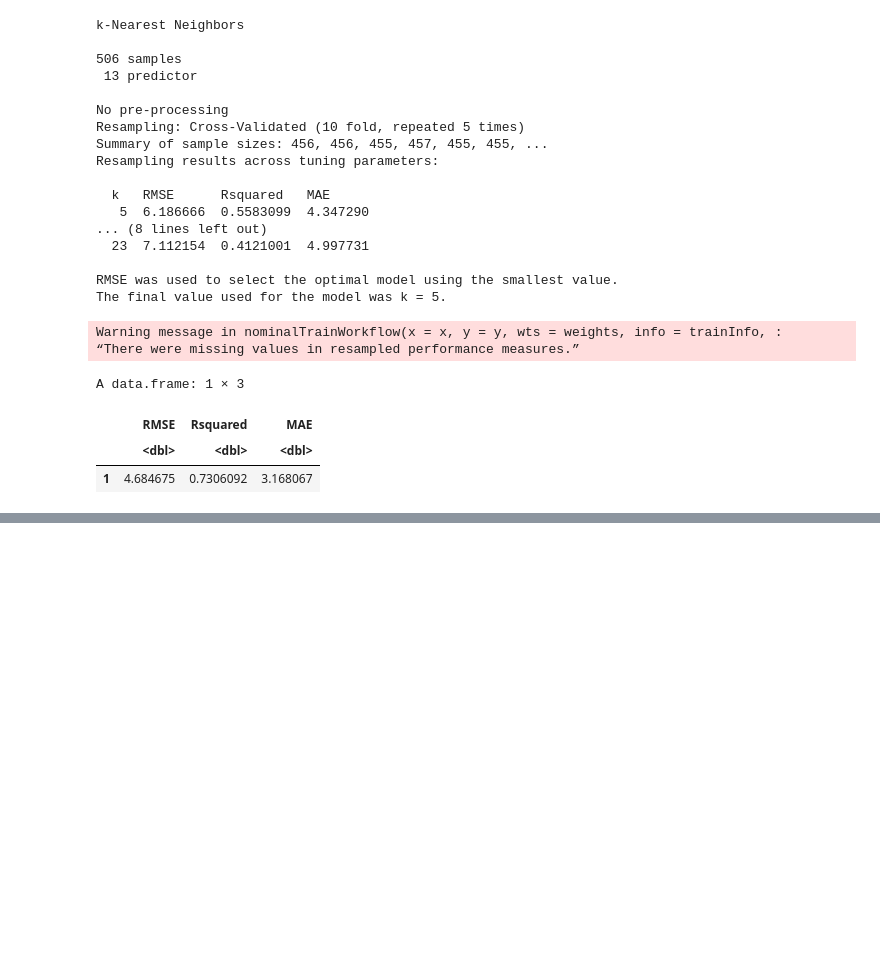
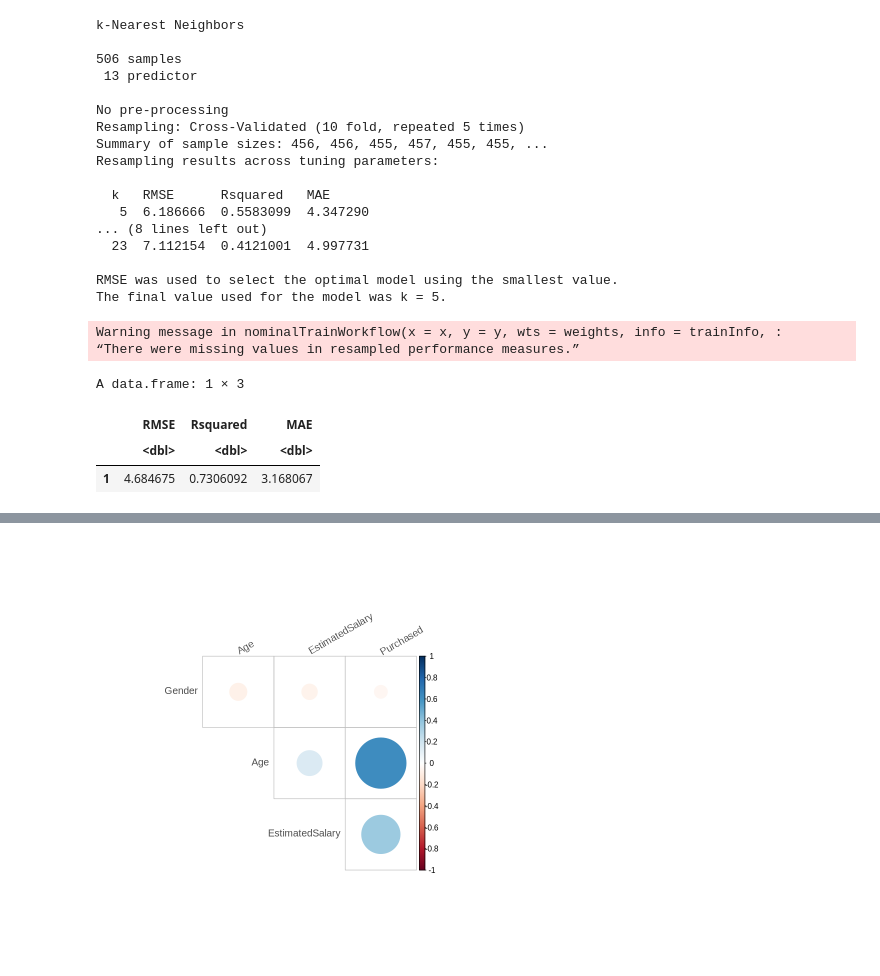
Before and after one commit to ricardorocha86/Topicos-B, a Jupyter notebook: Script_de_Aula.ipynb, the cells around one changed output, grey strips where cells are left out. Drawn from its saved outputs; the diff is of its cells as text; code cells hidden in the pictures; blank space fills up the shorter version.

```diff
--- a/Script_de_Aula.ipynb
+++ b/Script_de_Aula.ipynb
@@ -886,0 +993,5 @@ A data.frame: 1 × 3
+# %%
+library(corrplot)
+corrplot(cor(dados), type="upper", tl.col="gray30", tl.srt = 30, diag=FALSE)
+# %% [output]
+[figure, added]
```
Also changed, not shown: parts of 31 cells of this notebook.
